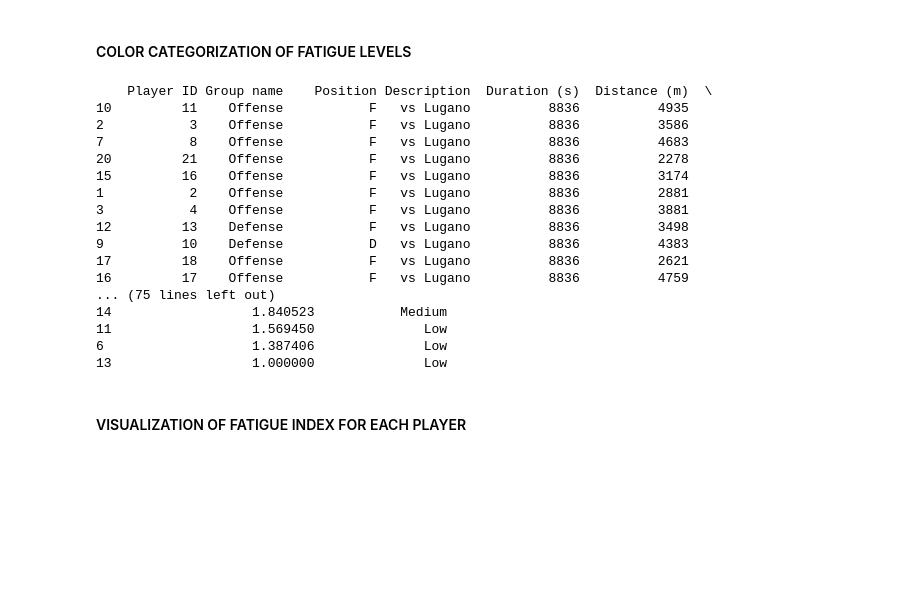
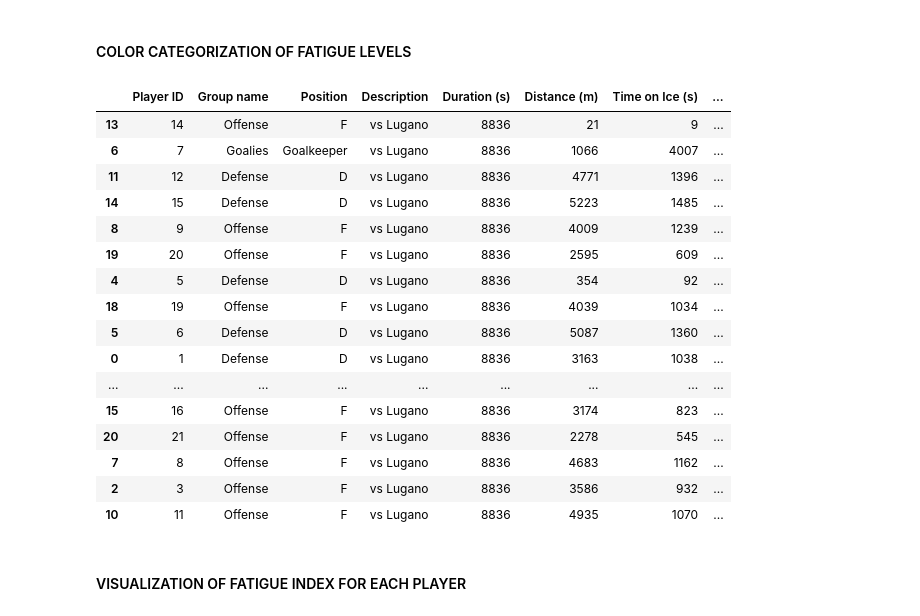
Before and after one commit to SamuelDevdas/Ice-Hockey-Players-Physical-Fatigue-Analysis, a Jupyter notebook: new.ipynb, the cells around one changed output. Drawn from its saved outputs; the diff is of its cells as text; code cells hidden in the pictures; blank space fills up the shorter version.

```diff
--- a/new.ipynb
+++ b/new.ipynb
@@ -397,38 +397,39 @@ dtype: float64
 # %%
 # MANUAL THRESHOLD BASED CATEGORIZATION OF FATIGUE INDEX
 
 # Fixed thresholds
 high_threshold = 1.57
 low_threshold = 1
 
 
 # Categorize values based on manual thresholds
 df_imp_lugano_21_sorted["Fatigue Category"] = pd.cut(
     df_imp_lugano_21_sorted["Relative Fatigue Index"],
     [0, low_threshold, high_threshold, 2],  # Explicitly using 2 as max value
     labels=["Low", "Medium", "High"],
     include_lowest=True,
 )
 
 # Display the results
-print(
-    df_imp_lugano_21_sorted  # [["Player ID", "Relative Fatigue Index", "Fatigue Category"]]
-)
+
+df_imp_lugano_21_sorted.head(
+    21
+)  # [["Player ID", "Relative Fatigue Index", "Fatigue Category"]]
 # %% [output]
-    Player ID Group name    Position Description  Duration (s)  Distance (m)  \
-10         11    Offense           F   vs Lugano          8836          4935
-2           3    Offense           F   vs Lugano          8836          3586
-7           8    Offense           F   vs Lugano          8836          4683
-20         21    Offense           F   vs Lugano          8836          2278
-15         16    Offense           F   vs Lugano          8836          3174
-1           2    Offense           F   vs Lugano          8836          2881
-3           4    Offense           F   vs Lugano          8836          3881
-12         13    Defense           F   vs Lugano          8836          3498
-9          10    Defense           D   vs Lugano          8836          4383
-17         18    Offense           F   vs Lugano          8836          2621
-16         17    Offense           F   vs Lugano          8836          4759
-... (75 lines left out)
-14                  1.840523           Medium
-11                  1.569450              Low
-6                   1.387406              Low
-13                  1.000000              Low
+|  | Player ID | Group name | Position | Description | Duration (s) | Distance (m) | Time on Ice (s) | ... |
+| 13 | 14 | Offense | F | vs Lugano | 8836 | 21 | 9 | ... |
+| 6 | 7 | Goalies | Goalkeeper | vs Lugano | 8836 | 1066 | 4007 | ... |
+| 11 | 12 | Defense | D | vs Lugano | 8836 | 4771 | 1396 | ... |
+| 14 | 15 | Defense | D | vs Lugano | 8836 | 5223 | 1485 | ... |
+| 8 | 9 | Offense | F | vs Lugano | 8836 | 4009 | 1239 | ... |
+| 19 | 20 | Offense | F | vs Lugano | 8836 | 2595 | 609 | ... |
+| 4 | 5 | Defense | D | vs Lugano | 8836 | 354 | 92 | ... |
+| 18 | 19 | Offense | F | vs Lugano | 8836 | 4039 | 1034 | ... |
+| 5 | 6 | Defense | D | vs Lugano | 8836 | 5087 | 1360 | ... |
+| 0 | 1 | Defense | D | vs Lugano | 8836 | 3163 | 1038 | ... |
+| ... | ... | ... | ... | ... | ... | ... | ... | ... |
+| 15 | 16 | Offense | F | vs Lugano | 8836 | 3174 | 823 | ... |
+| 20 | 21 | Offense | F | vs Lugano | 8836 | 2278 | 545 | ... |
+| 7 | 8 | Offense | F | vs Lugano | 8836 | 4683 | 1162 | ... |
+| 2 | 3 | Offense | F | vs Lugano | 8836 | 3586 | 932 | ... |
+| 10 | 11 | Offense | F | vs Lugano | 8836 | 4935 | 1070 | ... |
```
Also changed, not shown: parts of 5 cells of this notebook.
